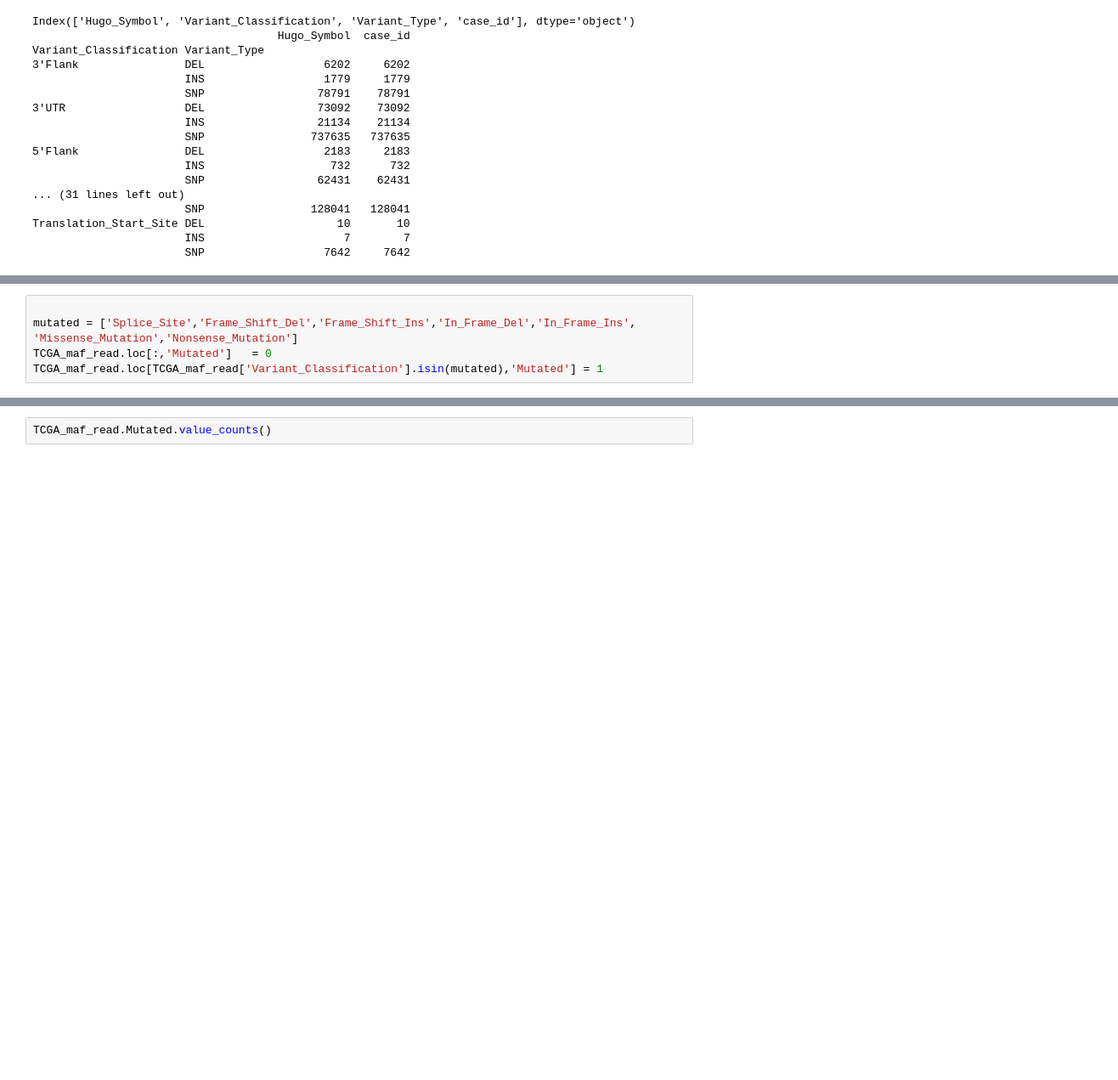
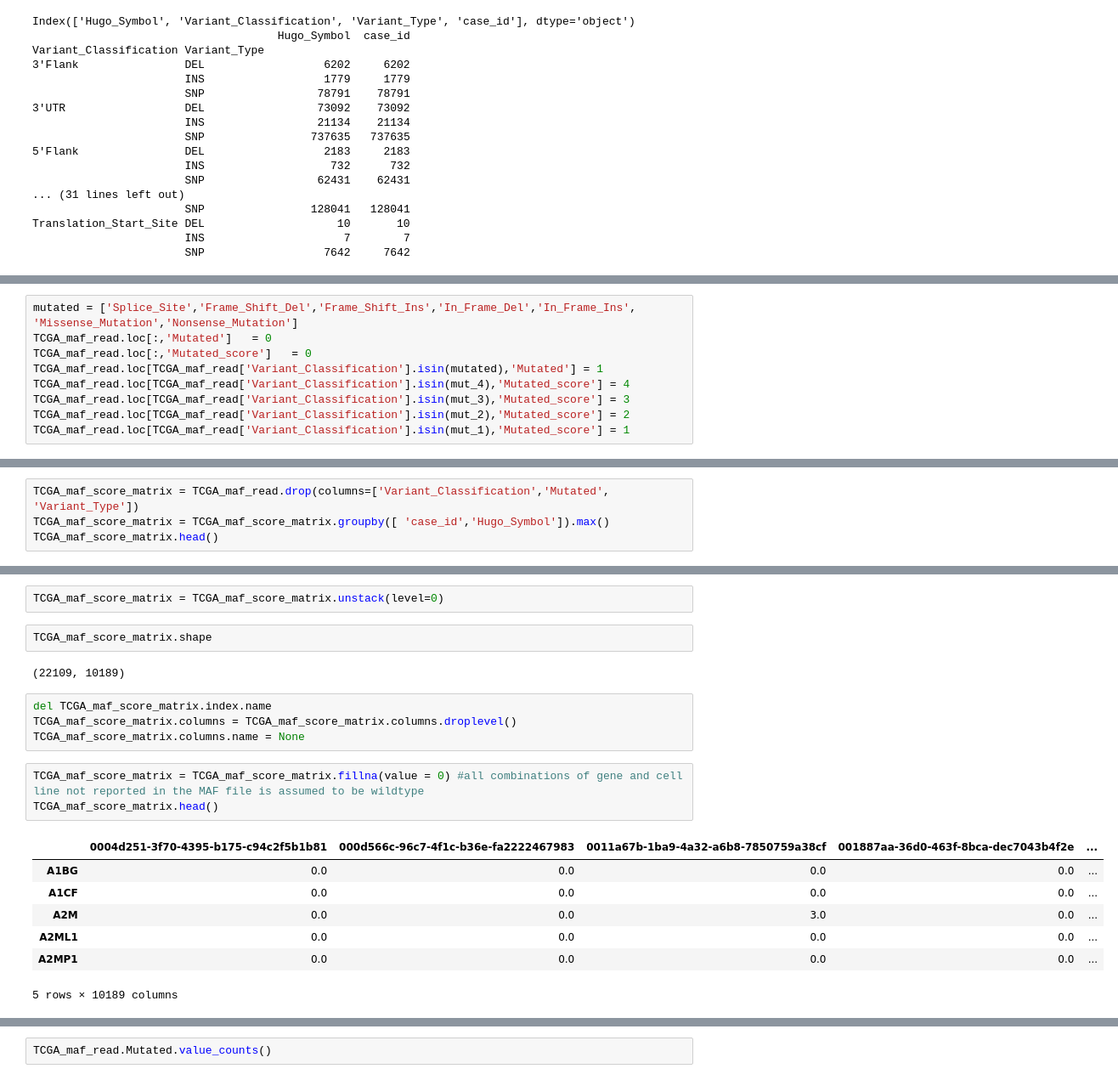
Before and after one commit to auriml/gen_drug, a Jupyter notebook: gen_drug_preprocessing.ipynb, the cells around one changed output, grey strips where cells are left out. Shown at 85% size. Saved outputs shown, nothing was run; the diff lists cells and outputs as text; blank space fills up the shorter version.

```diff
--- a/gen_drug_preprocessing.ipynb
+++ b/gen_drug_preprocessing.ipynb
@@ -305,5 +395,9 @@ Translation_Start_Site DEL                    10       10
 # %%
-
 mutated = ['Splice_Site','Frame_Shift_Del','Frame_Shift_Ins','In_Frame_Del','In_Frame_Ins', 'Missense_Mutation','Nonsense_Mutation']
 TCGA_maf_read.loc[:,'Mutated']   = 0
+TCGA_maf_read.loc[:,'Mutated_score']   = 0
 TCGA_maf_read.loc[TCGA_maf_read['Variant_Classification'].isin(mutated),'Mutated'] = 1
+TCGA_maf_read.loc[TCGA_maf_read['Variant_Classification'].isin(mut_4),'Mutated_score'] = 4
+TCGA_maf_read.loc[TCGA_maf_read['Variant_Classification'].isin(mut_3),'Mutated_score'] = 3
+TCGA_maf_read.loc[TCGA_maf_read['Variant_Classification'].isin(mut_2),'Mutated_score'] = 2
+TCGA_maf_read.loc[TCGA_maf_read['Variant_Classification'].isin(mut_1),'Mutated_score'] = 1
@@ -309,0 +419,4 @@ TCGA_maf_read.loc[TCGA_maf_read['Variant_Classification'].isin(mutated),'Mutated
+# %%
+TCGA_maf_score_matrix = TCGA_maf_read.drop(columns=['Variant_Classification','Mutated', 'Variant_Type'])
+TCGA_maf_score_matrix = TCGA_maf_score_matrix.groupby([ 'case_id','Hugo_Symbol']).max()
+TCGA_maf_score_matrix.head()
@@ -309,0 +431,21 @@ TCGA_maf_read.loc[TCGA_maf_read['Variant_Classification'].isin(mutated),'Mutated
+# %%
+TCGA_maf_score_matrix = TCGA_maf_score_matrix.unstack(level=0)
+# %%
+TCGA_maf_score_matrix.shape
+# %% [output]
+(22109, 10189)
+# %%
+del TCGA_maf_score_matrix.index.name
+TCGA_maf_score_matrix.columns = TCGA_maf_score_matrix.columns.droplevel()
+TCGA_maf_score_matrix.columns.name = None
+# %%
+TCGA_maf_score_matrix = TCGA_maf_score_matrix.fillna(value = 0) #all combinations of gene and cell line not reported in the MAF file is assumed to be wildtype
+TCGA_maf_score_matrix.head()
+# %% [output]
+|  | 0004d251-3f70-4395-b175-c94c2f5b1b81 | 000d566c-96c7-4f1c-b36e-fa2222467983 | 0011a67b-1ba9-4a32-a6b8-7850759a38cf | 001887aa-36d0-463f-8bca-dec7043b4f2e | ... |
+| A1BG | 0.0 | 0.0 | 0.0 | 0.0 | ... |
+| A1CF | 0.0 | 0.0 | 0.0 | 0.0 | ... |
+| A2M | 0.0 | 0.0 | 3.0 | 0.0 | ... |
+| A2ML1 | 0.0 | 0.0 | 0.0 | 0.0 | ... |
+| A2MP1 | 0.0 | 0.0 | 0.0 | 0.0 | ... |
+5 rows × 10189 columns
```
Also changed, not shown: parts of 29 cells of this notebook.
